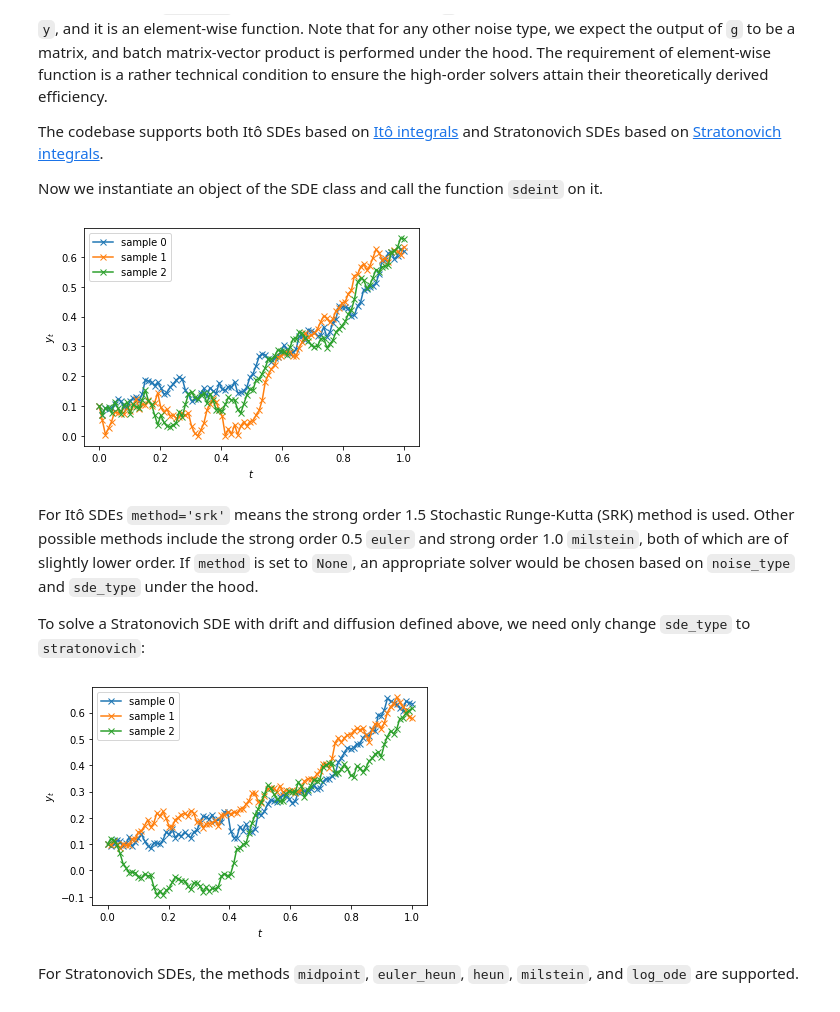
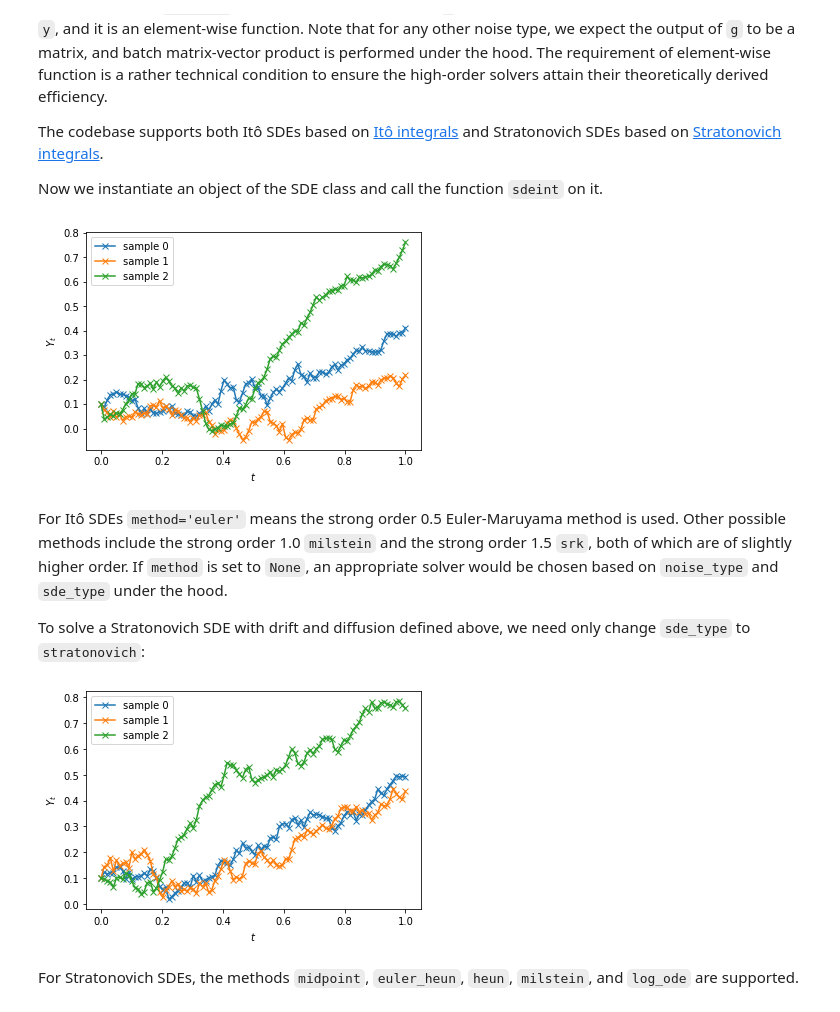
Before and after one commit to google-research/torchsde, a Jupyter notebook: examples/demo.ipynb, the cells around one changed output. Saved outputs shown, nothing was run; the diff lists cells and outputs as text; code cells hidden in the pictures.

```diff
--- a/examples/demo.ipynb
+++ b/examples/demo.ipynb
@@ -19,6 +18,16 @@ if module_path not in sys.path:
 import matplotlib.pyplot as plt
 
 import torchsde
+
+def plot(ts, samples, xlabel, ylabel, title=''):
+    plt.figure()
+    for i, sample in enumerate(samples):
+        plt.plot(ts, sample, marker='x', label=f'sample {i}')
+    plt.title(title)
+    plt.xlabel(xlabel)
+    plt.ylabel(ylabel)
+    plt.legend()
+    plt.show()
 # %% [markdown]
 Just like how each ordinary differential equation (ODE) is governed by a vector field, a stochastic differential equation (SDE) is governed by two vector fields, which are called the **drift** and **diffusion** functions:
 $$dy(t) = \underbrace{f(t, y(t), \theta_f)}_{\text{drift}} dt + \underbrace{g(t, y(t), \theta_g)}_{\text{diffusion}} dW(t).$$
@@ -33,7 +42,7 @@ class SDE(nn.Module):
 
     def __init__(self):
         super().__init__()
-        self.theta = nn.Parameter(torch.tensor(0.1), requires_grad=False)  # Scalar parameter.
+        self.theta = nn.Parameter(torch.tensor(0.1), requires_grad=True)  # Scalar parameter.
         self.noise_type = "diagonal"
         self.sde_type = "ito"
 
@@ -51,42 +60,30 @@ The codebase supports both Itô SDEs based on [Itô integrals](https://en.wikipe
 
 Now we instantiate an object of the SDE class and call the function `sdeint` on it.
 # %%
-batch_size, state_size, T = 3, 1, 100
+batch_size, state_size, t_size = 3, 1, 100
 sde = SDE()
-ts = torch.linspace(0, 1, T)
+ts = torch.linspace(0, 1, t_size)
 y0 = torch.full(size=(batch_size, state_size), fill_value=0.1)
 
 with torch.no_grad():
-    ys = torchsde.sdeint(sde, y0, ts, method='srk')  # (T, batch_size, state_size) = (100, 3, 1).
+    ys = torchsde.sdeint(sde, y0, ts, method='euler')  # (t_size, batch_size, state_size) = (100, 3, 1).
 
-plt.figure()
-for i in range(batch_size):
-    plt.plot(ts, ys[:, i].squeeze(), marker='x', label=f'sample {i}')
-plt.xlabel('$t$')
-plt.ylabel('$y_t$')
-plt.legend()
-plt.show()
+plot(ts, ys.squeeze().t(), xlabel='$t$', ylabel='$Y_t$')
 # %% [output]
-[figure, old version]
+[figure, new version]
 # %% [markdown]
-For Itô SDEs `method='srk'` means the strong order 1.5 Stochastic Runge-Kutta (SRK) method is used. Other possible methods include the strong order 0.5 `euler` and strong order 1.0 `milstein`, both of which are of slightly lower order. If `method` is set to `None`, an appropriate solver would be chosen based on `noise_type` and `sde_type` under the hood.
+For Itô SDEs `method='euler'` means the strong order 0.5 Euler-Maruyama method is used. Other possible methods include the strong order 1.0 `milstein` and the strong order 1.5 `srk`, both of which are of slightly higher order. If `method` is set to `None`, an appropriate solver would be chosen based on `noise_type` and `sde_type` under the hood.
 
 To solve a Stratonovich SDE with drift and diffusion defined above, we need only change `sde_type` to `stratonovich`:
 # %%
 sde.sde_type = "stratonovich"
 
 with torch.no_grad():
-    ys = torchsde.sdeint(sde, y0, ts, method="midpoint")  # (T, batch_size, d) = (100, 3, 1).
+    ys = torchsde.sdeint(sde, y0, ts, method="midpoint")  # (t_size, batch_size, state_size) = (100, 3, 1).
 
-plt.figure()
-for i in range(batch_size):
-    plt.plot(ts, ys[:, i].squeeze(), marker='x', label=f'sample {i}')
-plt.xlabel('$t$')
-plt.ylabel('$y_t$')
-plt.legend()
-plt.show()
+plot(ts, ys.squeeze().t(), xlabel='$t$', ylabel='$Y_t$')
 # %% [output]
-[figure, old version]
+[figure, new version]
 # %% [markdown]
 For Stratonovich SDEs, the methods `midpoint`, `euler_heun`, `heun`, `milstein`, and `log_ode` are supported.
 # %% [markdown]
```
Also changed, not shown: parts of 13 cells of this notebook.
